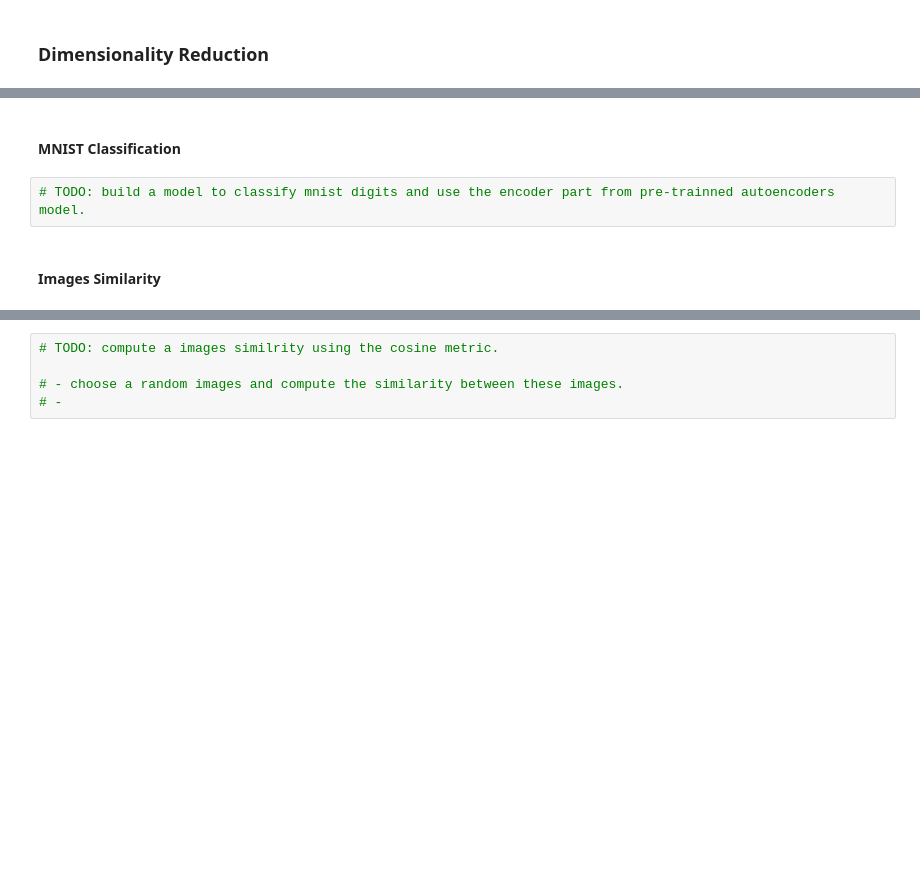
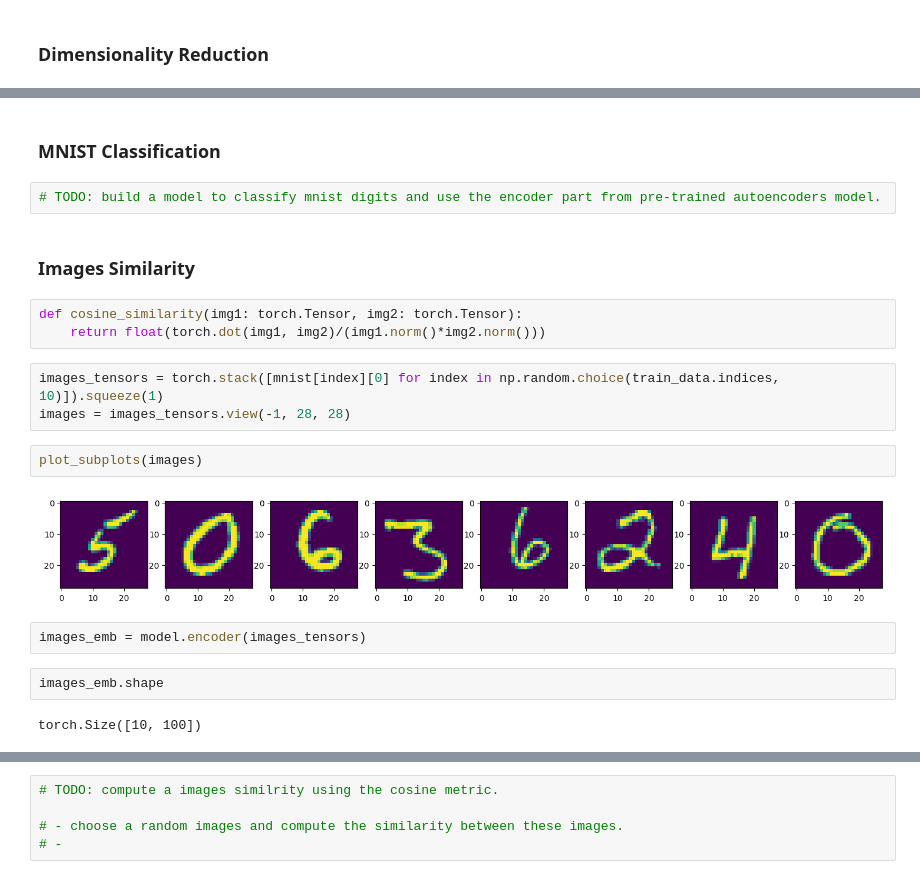
Before and after one commit to JamorMoussa/learn-DeepLearning, a Jupyter notebook: AutoEncoders/AutoEncoders-Architecture-In-DeepLearning.ipynb, the cells around one changed output, grey strips where cells are left out. Drawn from its saved outputs; the diff is of its cells as text; blank space fills up the shorter version.

```diff
--- a/AutoEncoders/AutoEncoders-Architecture-In-DeepLearning.ipynb
+++ b/AutoEncoders/AutoEncoders-Architecture-In-DeepLearning.ipynb
@@ -389,6 +393,22 @@ In this section, we're going to use the pre-trainned AutoEncoder model, gotten i
 # %% [markdown]
-#### MNIST Classification
+### MNIST Classification
 # %%
-# TODO: build a model to classify mnist digits and use the encoder part from pre-trainned autoencoders model.
+# TODO: build a model to classify mnist digits and use the encoder part from pre-trained autoencoders model.
 # %% [markdown]
-#### Images Similarity
+### Images Similarity
+# %%
+def cosine_similarity(img1: torch.Tensor, img2: torch.Tensor):
+    return float(torch.dot(img1, img2)/(img1.norm()*img2.norm()))
+# %%
+images_tensors = torch.stack([mnist[index][0] for index in np.random.choice(train_data.indices, 10)]).squeeze(1)
+images = images_tensors.view(-1, 28, 28)
+# %%
+plot_subplots(images)
+# %% [output]
+[figure, added]
+# %%
+images_emb = model.encoder(images_tensors)
+# %%
+images_emb.shape
+# %% [output]
+torch.Size([10, 100])
```
Also changed, not shown: parts of 42 cells of this notebook, 8 other files.
